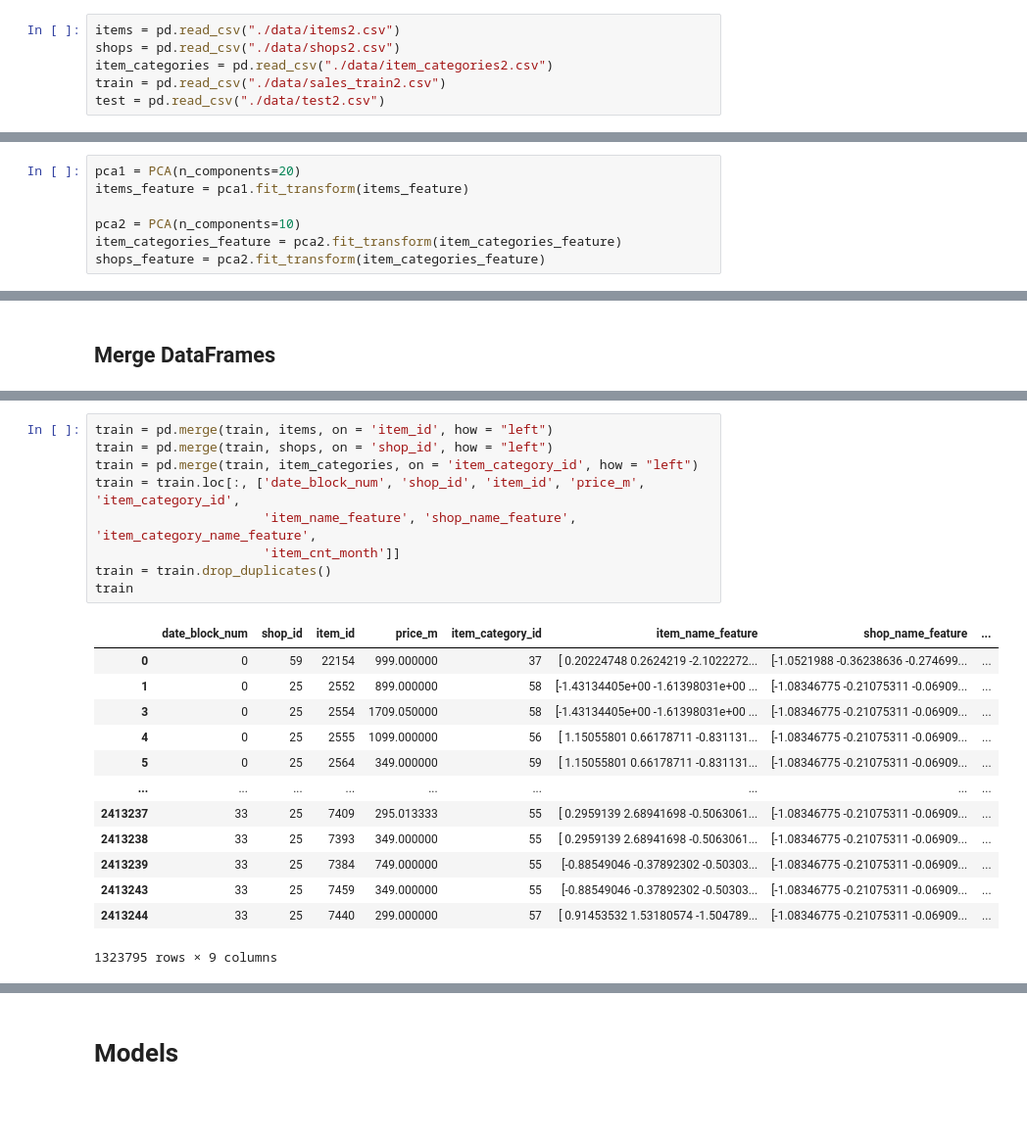
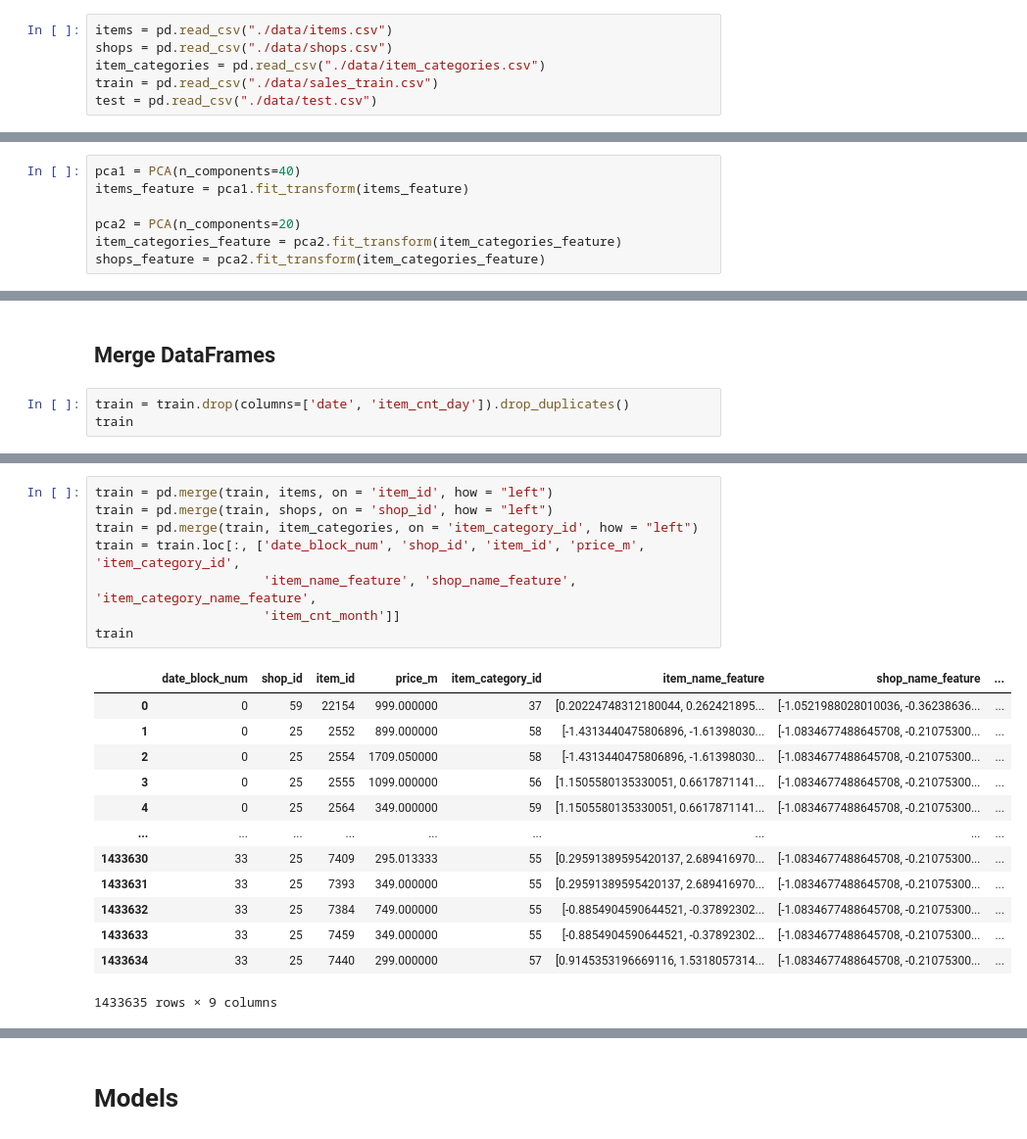
Before and after one commit to ShupeiLi/predict-future-sales, a Jupyter notebook: models.ipynb, the cells around one changed output, grey strips where cells are left out. Shown at 98% size. Cells and saved outputs as stored; diff of their text form; blank space fills up the shorter version.

```diff
--- a/models.ipynb
+++ b/models.ipynb
@@ -16,11 +16,11 @@ from sklearn.decomposition import PCA
 pd.options.mode.chained_assignment = None
 %matplotlib inline
 # %%
-items = pd.read_csv("./data/items2.csv")
-shops = pd.read_csv("./data/shops2.csv")
-item_categories = pd.read_csv("./data/item_categories2.csv")
-train = pd.read_csv("./data/sales_train2.csv")
-test = pd.read_csv("./data/test2.csv")
+items = pd.read_csv("./data/items.csv")
+shops = pd.read_csv("./data/shops.csv")
+item_categories = pd.read_csv("./data/item_categories.csv")
+train = pd.read_csv("./data/sales_train.csv")
+test = pd.read_csv("./data/test.csv")
 # %%
 items
 # %% [output]
@@ -313,10 +313,10 @@ shops_feature = extract_feature(shops['shop_name'])
 Median: 600
 Failed: 2
 # %%
-pca1 = PCA(n_components=20)
+pca1 = PCA(n_components=40)
 items_feature = pca1.fit_transform(items_feature)
 
-pca2 = PCA(n_components=10)
+pca2 = PCA(n_components=20)
 item_categories_feature = pca2.fit_transform(item_categories_feature)
 shops_feature = pca2.fit_transform(item_categories_feature)
 # %%
@@ -406,3 +402,6 @@ test
 214200 rows × 5 columns
 # %% [markdown]
 ## Merge DataFrames
+# %%
+train = train.drop(columns=['date', 'item_cnt_day']).drop_duplicates()
+train
@@ -409,26 +422,25 @@ test
 # %%
 train = pd.merge(train, items, on = 'item_id', how = "left")
 train = pd.merge(train, shops, on = 'shop_id', how = "left")
 train = pd.merge(train, item_categories, on = 'item_category_id', how = "left")
 train = train.loc[:, ['date_block_num', 'shop_id', 'item_id', 'price_m', 'item_category_id',
                       'item_name_feature', 'shop_name_feature', 'item_category_name_feature',
                       'item_cnt_month']]
-train = train.drop_duplicates()
 train
 # %% [output]
 |  | date_block_num | shop_id | item_id | price_m | item_category_id | item_name_feature | shop_name_feature | ... |
-| 0 | 0 | 59 | 22154 | 999.000000 | 37 | [ 0.20224748 0.2624219 -2.1022272... | [-1.0521988 -0.36238636 -0.274699... | ... |
-| 1 | 0 | 25 | 2552 | 899.000000 | 58 | [-1.43134405e+00 -1.61398031e+00 ... | [-1.08346775 -0.21075311 -0.06909... | ... |
-| 3 | 0 | 25 | 2554 | 1709.050000 | 58 | [-1.43134405e+00 -1.61398031e+00 ... | [-1.08346775 -0.21075311 -0.06909... | ... |
-| 4 | 0 | 25 | 2555 | 1099.000000 | 56 | [ 1.15055801 0.66178711 -0.831131... | [-1.08346775 -0.21075311 -0.06909... | ... |
-| 5 | 0 | 25 | 2564 | 349.000000 | 59 | [ 1.15055801 0.66178711 -0.831131... | [-1.08346775 -0.21075311 -0.06909... | ... |
+| 0 | 0 | 59 | 22154 | 999.000000 | 37 | [0.20224748312180044, 0.262421895... | [-1.0521988028010036, -0.36238636... | ... |
+| 1 | 0 | 25 | 2552 | 899.000000 | 58 | [-1.4313440475806896, -1.61398030... | [-1.0834677488645708, -0.21075300... | ... |
+| 2 | 0 | 25 | 2554 | 1709.050000 | 58 | [-1.4313440475806896, -1.61398030... | [-1.0834677488645708, -0.21075300... | ... |
+| 3 | 0 | 25 | 2555 | 1099.000000 | 56 | [1.1505580135330051, 0.6617871141... | [-1.0834677488645708, -0.21075300... | ... |
+| 4 | 0 | 25 | 2564 | 349.000000 | 59 | [1.1505580135330051, 0.6617871141... | [-1.0834677488645708, -0.21075300... | ... |
 | ... | ... | ... | ... | ... | ... | ... | ... | ... |
-| 2413237 | 33 | 25 | 7409 | 295.013333 | 55 | [ 0.2959139 2.68941698 -0.5063061... | [-1.08346775 -0.21075311 -0.06909... | ... |
-| 2413238 | 33 | 25 | 7393 | 349.000000 | 55 | [ 0.2959139 2.68941698 -0.5063061... | [-1.08346775 -0.21075311 -0.06909... | ... |
-| 2413239 | 33 | 25 | 7384 | 749.000000 | 55 | [-0.88549046 -0.37892302 -0.50303... | [-1.08346775 -0.21075311 -0.06909... | ... |
-| 2413243 | 33 | 25 | 7459 | 349.000000 | 55 | [-0.88549046 -0.37892302 -0.50303... | [-1.08346775 -0.21075311 -0.06909... | ... |
-| 2413244 | 33 | 25 | 7440 | 299.000000 | 57 | [ 0.91453532 1.53180574 -1.504789... | [-1.08346775 -0.21075311 -0.06909... | ... |
+| 1433630 | 33 | 25 | 7409 | 295.013333 | 55 | [0.29591389595420137, 2.689416970... | [-1.0834677488645708, -0.21075300... | ... |
+| 1433631 | 33 | 25 | 7393 | 349.000000 | 55 | [0.29591389595420137, 2.689416970... | [-1.0834677488645708, -0.21075300... | ... |
+| 1433632 | 33 | 25 | 7384 | 749.000000 | 55 | [-0.8854904590644521, -0.37892302... | [-1.0834677488645708, -0.21075300... | ... |
+| 1433633 | 33 | 25 | 7459 | 349.000000 | 55 | [-0.8854904590644521, -0.37892302... | [-1.0834677488645708, -0.21075300... | ... |
+| 1433634 | 33 | 25 | 7440 | 299.000000 | 57 | [0.9145353196669116, 1.5318057314... | [-1.0834677488645708, -0.21075300... | ... |
-1323795 rows × 9 columns
+1433635 rows × 9 columns
 # %%
 test = pd.merge(test, items, on = 'item_id', how = "left")
 test = pd.merge(test, shops, on = 'shop_id', how = "left")
```
Also changed, not shown: parts of 16 cells of this notebook.
